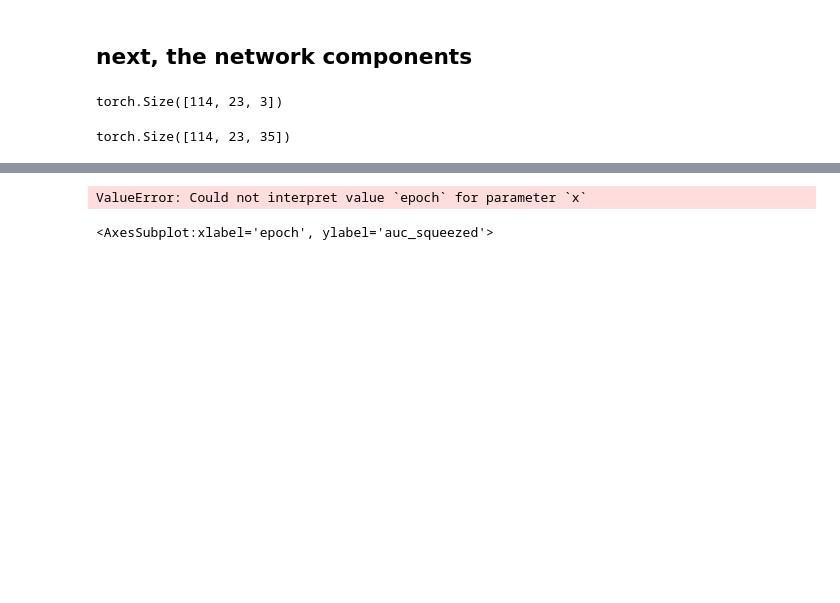
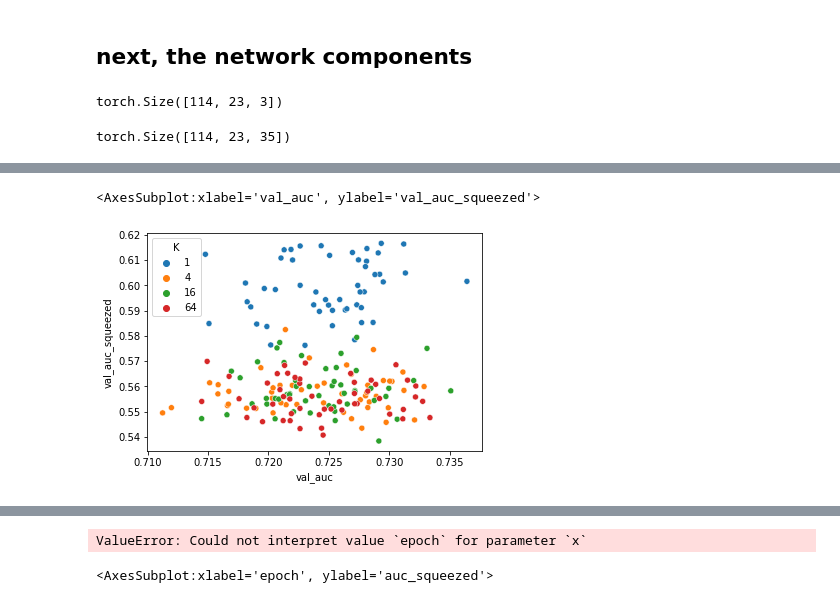
Before and after one commit to joebhakim/testbed, a Jupyter notebook: dev_notebook.ipynb, the cells around one changed output, grey strips where cells are left out. Cells and saved outputs as stored; diff of their text form; code cells hidden in the pictures; blank space fills up the shorter version.

```diff
--- a/dev_notebook.ipynb
+++ b/dev_notebook.ipynb
@@ -382,0 +421,5 @@ sns.lineplot(data=metrics_record_allparams, x='epoch', y='auc_squeezed', hue='K'
+# %%
+sns.scatterplot(data=metrics_record_allparams, x='val_auc', y='val_auc_squeezed', hue='K')
+# %% [output]
+<AxesSubplot:xlabel='val_auc', ylabel='val_auc_squeezed'>
+[figure, added]
```
Also changed, not shown: parts of 23 cells of this notebook, 3 other files.
